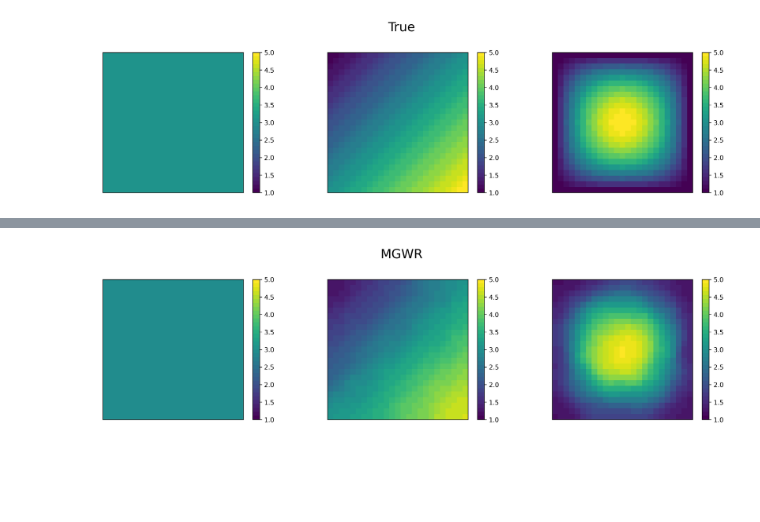
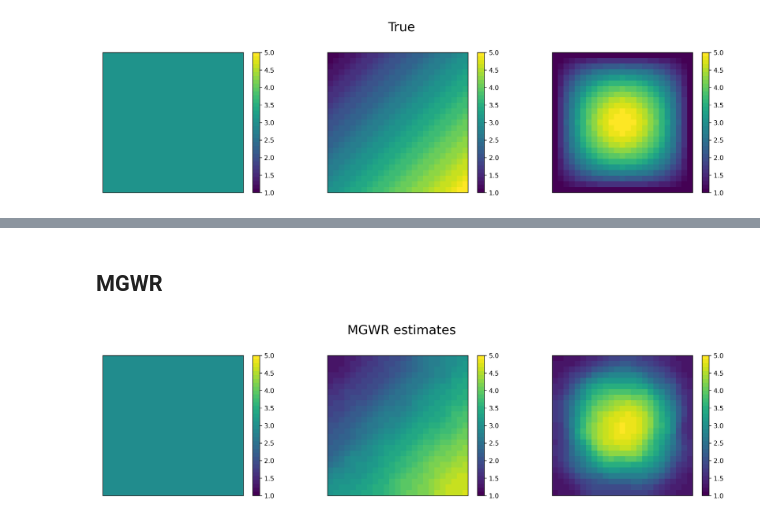
Before and after one commit to Ziqi-Li/geoshapley, a Jupyter notebook: notebooks/mgwr dgp example.ipynb, the cells around one changed output, grey strips where cells are left out. Drawn from its saved outputs; the diff is of its cells as text; code cells hidden in the pictures; blank space fills up the shorter version.

Commit message:
update mgwr example

```diff
--- a/notebooks/mgwr dgp example.ipynb
+++ b/notebooks/mgwr dgp example.ipynb
@@ -119 +144,3 @@ plot_s(mlp_svc.T,vmin=1,vmax=5,title="MLP Explanations")
+# %% [markdown]
+## MGWR
 # %%
@@ -129,5 +153,5 @@ sel.search()
 mgwr_rslt = MGWR(X_coords.values[:,-2:],y.reshape(-1,1),X_coords.values[:,:-2],selector=sel).fit()
 # %%
-plot_s(mgwr_rslt.params.T,vmin=1,vmax=5,title="MGWR")
+plot_s(mgwr_rslt.params.T,vmin=1,vmax=5,title="MGWR estimates")
 # %% [output]
-[figure, old version]
+[figure, new version]
```
Also changed, not shown: parts of 19 cells of this notebook, 1 other file.
